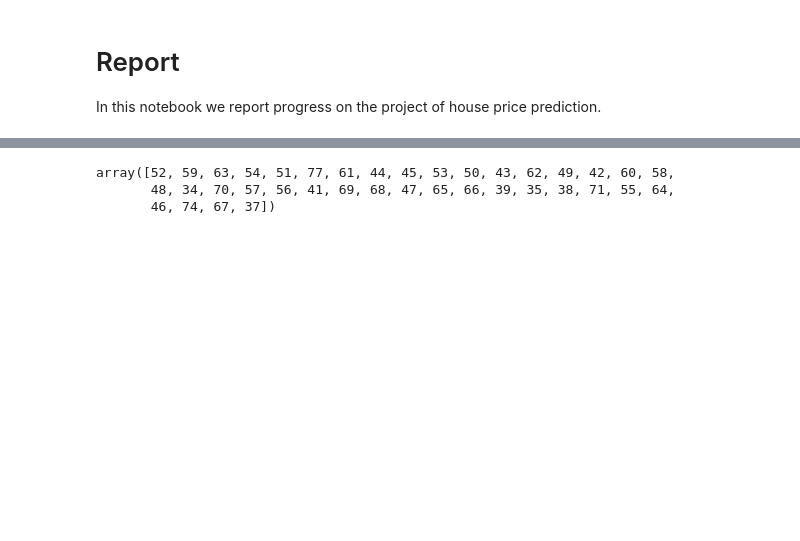
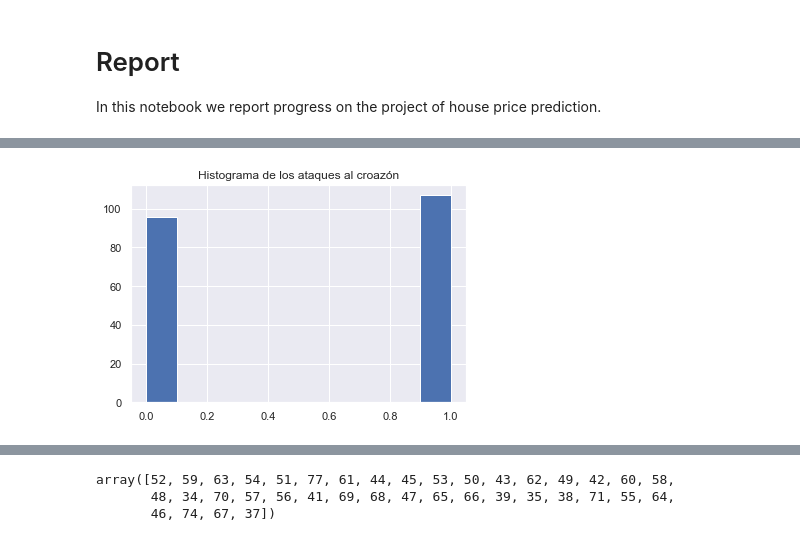
Before and after one commit to alejoaj22/ml-tarea-competencia, a Jupyter notebook: report _tarea_reto.ipynb, the cells around one changed output, grey strips where cells are left out. Saved outputs shown, nothing was run; the diff lists cells and outputs as text; code cells hidden in the pictures; blank space fills up the shorter version.

```diff
--- a/report _tarea_reto.ipynb
+++ b/report _tarea_reto.ipynb
@@ -80,0 +42,2 @@ float64
+# %%
+df_data= pd.read_csv('train_classification.csv', sep=',')
@@ -80,0 +87,10 @@ float64
+# %%
+import matplotlib.pyplot as plt
+import seaborn as sns
+import numpy as np
+sns.set()
+
+df_data.y.hist()
+plt.title("Histograma de los ataques al croazón");
+# %% [output]
+[figure, added]
```
Also changed, not shown: parts of 23 cells of this notebook, 2 other files.
